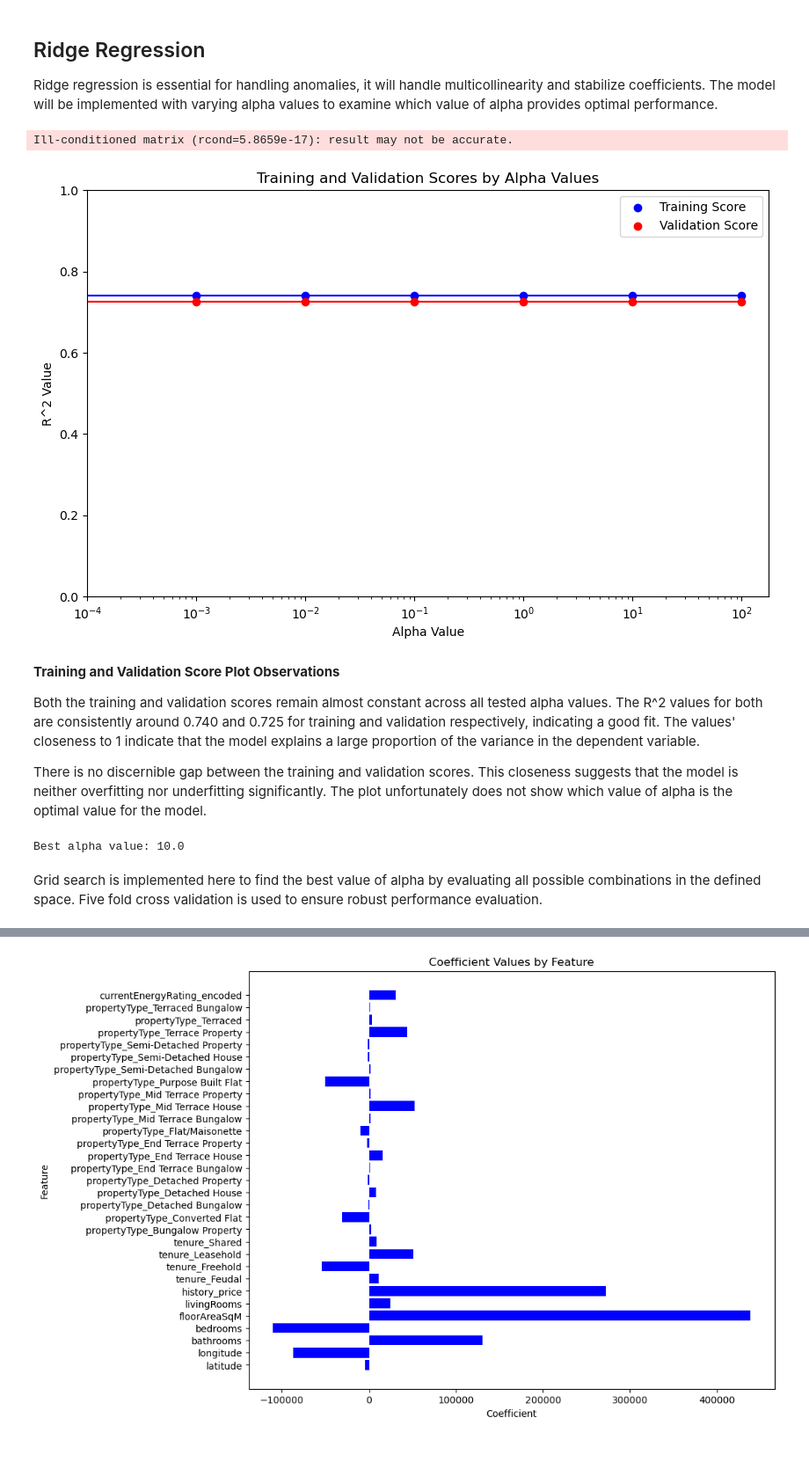
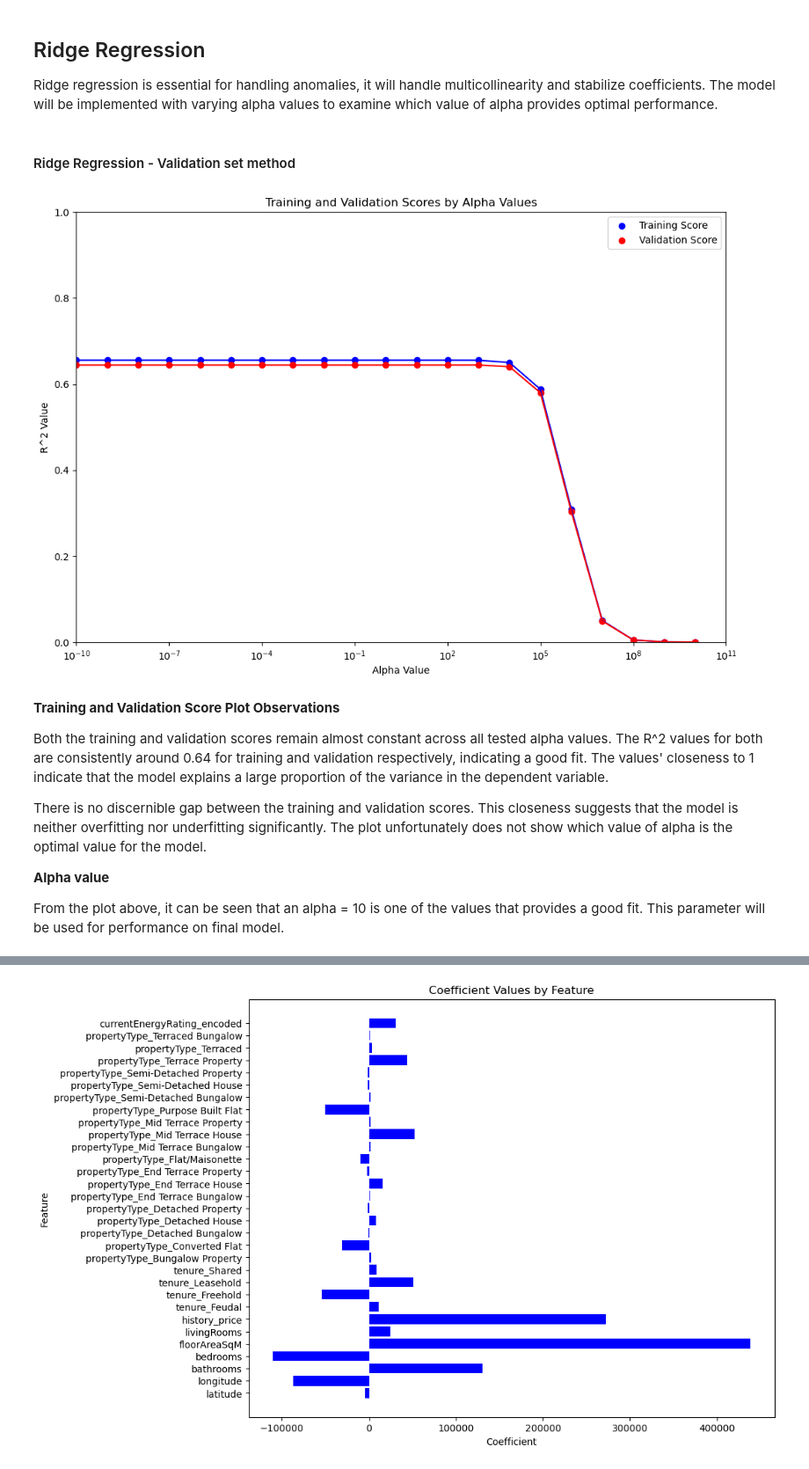
Before and after one commit to SanjayRaju2000/London-House-Price-Prediction, a Jupyter notebook: notebooks/04-linear-modelling.ipynb, the cells around one changed output, grey strips where cells are left out. Shown at 88% size. Saved outputs shown, nothing was run; the diff lists cells and outputs as text; code cells hidden in the pictures.

Commit message:
Linear Modelling Notebook - Cross Validation of Ridge Regression

```diff
--- a/notebooks/04-linear-modelling.ipynb
+++ b/notebooks/04-linear-modelling.ipynb
@@ -221,84 +169,72 @@ These anomalous results may stem from multicollinearity, data quality issues, or
 # %% [markdown]
 ## Ridge Regression
 Ridge regression is essential for handling anomalies, it will handle multicollinearity and stabilize coefficients. The model will be implemented with varying alpha values to examine which value of alpha provides optimal performance.
+# %% [markdown]
+#### Ridge Regression - Validation set method
 # %%
 # Make copy of data before scaling
 X_train_ridge = X_train.copy()
 X_valid_ridge = X_valid.copy()
 
 # Define alpha values
-alpha_values = [0, 0.001, 0.01, 0.1, 1.0, 10.0, 100.0]
-ridge_train_score = []
-ridge_valid_score = []
+alpha_values = [10**i for i in range(-10, 11)]
+
+# Dictionary to hold scores for each alpha
+ridge_scores = {}
+
+# Fit scaler on training data and transform both training and validation data
+scaler = StandardScaler()
+cols_to_scale = ['latitude', 'longitude', 'bathrooms', 'bedrooms', 'floorAreaSqM', 'livingRooms']
+X_train_scaled = scaler.fit_transform(X_train_ridge[cols_to_scale])  # Fit and transform training data
+X_valid_scaled = scaler.transform(X_valid_ridge[cols_to_scale])      # Transform validation data
 
 for alpha in alpha_values:
-    # Create a pipeline with scaling and Ridge regression
-    ridge_model = make_pipeline(StandardScaler(), Ridge(alpha=alpha))
+    # Instantiate model with alpha value
+    ridge_model = Ridge(alpha=alpha)
 
-    # Fit model on training data
-    ridge_model.fit(X_train_ridge, y_train)
+    # Fit model on scaled training data
+    ridge_model.fit(X_train_scaled, y_train)
 
-    # Score model on training and validation data
-    train_score_val = ridge_model.score(X_train_ridge, y_train)
-    valid_score_val = ridge_model.score(X_valid_ridge, y_valid)
+    # Score model on scaled training and validation data
+    train_score_val = ridge_model.score(X_train_scaled, y_train)
+    valid_score_val = ridge_model.score(X_valid_scaled, y_valid)
 
-    # Store scores
-    ridge_train_score.append(train_score_val)
-    ridge_valid_score.append(valid_score_val)
+    # Store scores in dictionary under the alpha key
+    ridge_scores[alpha] = {'train_score': train_score_val, 'valid_score': valid_score_val}
-# %% [output]
-Ill-conditioned matrix (rcond=5.8659e-17): result may not be accurate.
 # %%
 # Plotting scores against alpha
 
 # Creating scatter plot with two lines
-plt.figure(figsize=(10, 6))
-plt.scatter(alpha_values, ridge_train_score, color='blue', label='Training Score')
-plt.scatter(alpha_values, ridge_valid_score, color='red', label='Validation Score')
-plt.plot(alpha_values, ridge_train_score, color='blue')
-plt.plot(alpha_values, ridge_valid_score, color='red')
+plt.figure(figsize=(12, 8))
+plt.scatter(alpha_values, [ridge_scores[alpha]['train_score'] for alpha in alpha_values], color='blue', label='Training Score')
+plt.scatter(alpha_values, [ridge_scores[alpha]['valid_score'] for alpha in alpha_values], color='red', label='Validation Score')
+plt.plot(alpha_values, [ridge_scores[alpha]['train_score'] for alpha in alpha_values], color='blue')
+plt.plot(alpha_values, [ridge_scores[alpha]['valid_score'] for alpha in alpha_values], color='red')
 
 # Logarithmic scale for the x-axis
 plt.xscale('log')
 
 # Set x-axis and y-axis limits
-plt.xlim(left=1e-4)
+plt.xlim(left=1e-10)
 plt.ylim(bottom=0, top=1.0)
 
 # Labels and Title
 plt.xlabel('Alpha Value')
 plt.ylabel('R^2 Value')
 plt.title('Training and Validation Scores by Alpha Values')
 plt.legend()
 
 # Show plot
 plt.show()
 # %% [output]
-[figure, old version]
+[figure, new version]
 # %% [markdown]
 **Training and Validation Score Plot Observations**
 
-Both the training and validation scores remain almost constant across all tested alpha values. The R^2 values for both are consistently around 0.740 and 0.725 for training and validation respectively, indicating a good fit. The values' closeness to 1 indicate that the model explains a large proportion of the variance in the dependent variable.
+Both the training and validation scores remain almost constant across all tested alpha values. The R^2 values for both are consistently around 0.64 for training and validation respectively, indicating a good fit. The values' closeness to 1 indicate that the model explains a large proportion of the variance in the dependent variable.
 
 There is no discernible gap between the training and validation scores. This closeness suggests that the model is neither overfitting nor underfitting significantly. The plot unfortunately does not show which value of alpha is the optimal value for the model.
+
+**Alpha value**
+
+From the plot above, it can be seen that an alpha = 10 is one of the values that provides a good fit. This parameter will be used for performance on final model.
-# %%
-# Grid Search
-
-# Define the parameter grid for alpha
-param_grid = {'ridge__alpha': [0, 0.001, 0.01, 0.1, 1.0, 10.0, 100.0]}
-
-# Set up GridSearchCV
-grid_search = GridSearchCV(ridge_model, param_grid, cv=5, scoring='r2')
-
-# Fit GridSearchCV to the training data
-grid_search.fit(X_train_ridge, y_train)
-
-# Get the best alpha value
-best_alpha = grid_search.best_params_['ridge__alpha']
-print(f"Best alpha value: {best_alpha}")
-
-# Get the best model
-best_model = grid_search.best_estimator_
-# %% [output]
-Best alpha value: 10.0
-# %% [markdown]
-Grid search is implemented here to find the best value of alpha by evaluating all possible combinations in the defined space. Five fold cross validation is used to ensure robust performance evaluation.
```
Also changed, not shown: parts of 16 cells of this notebook.
